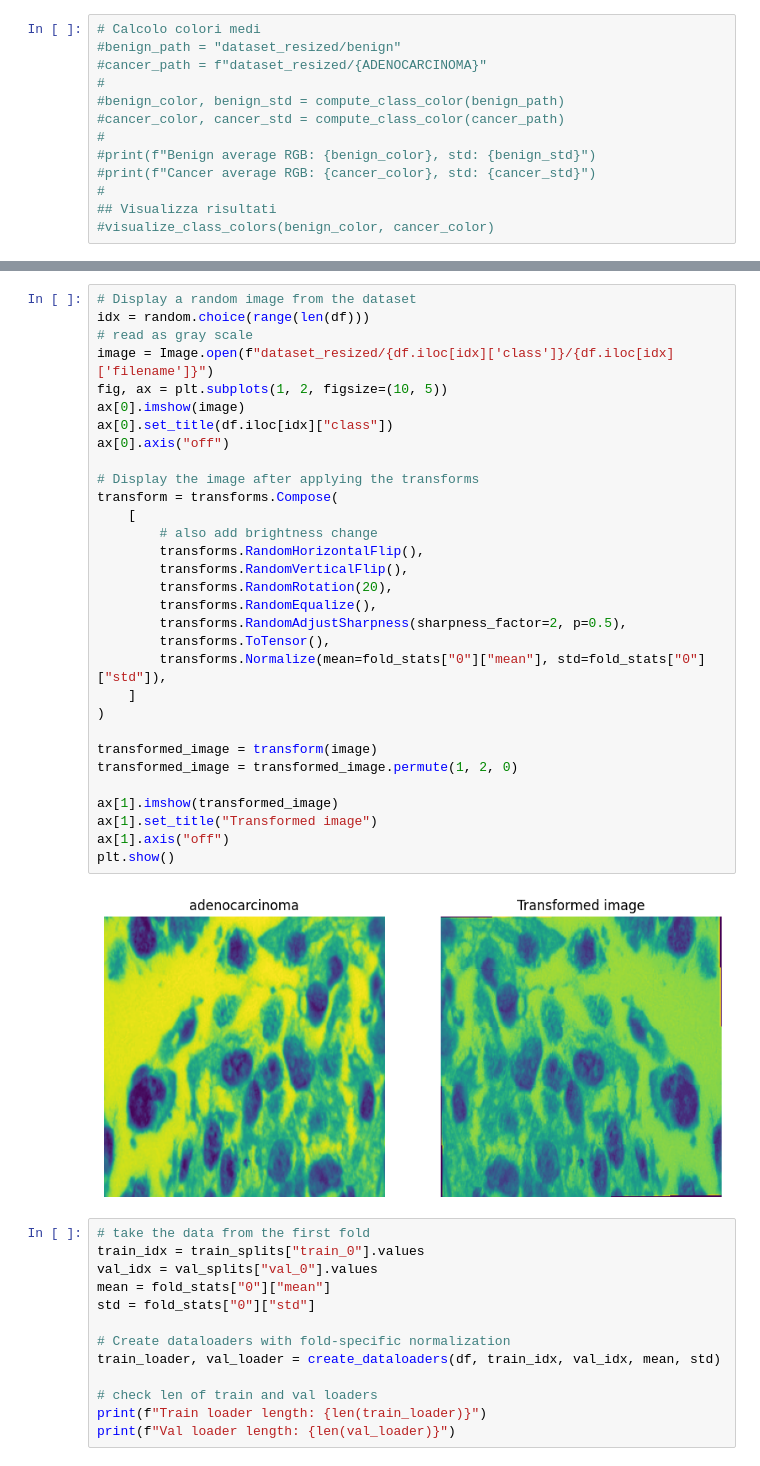
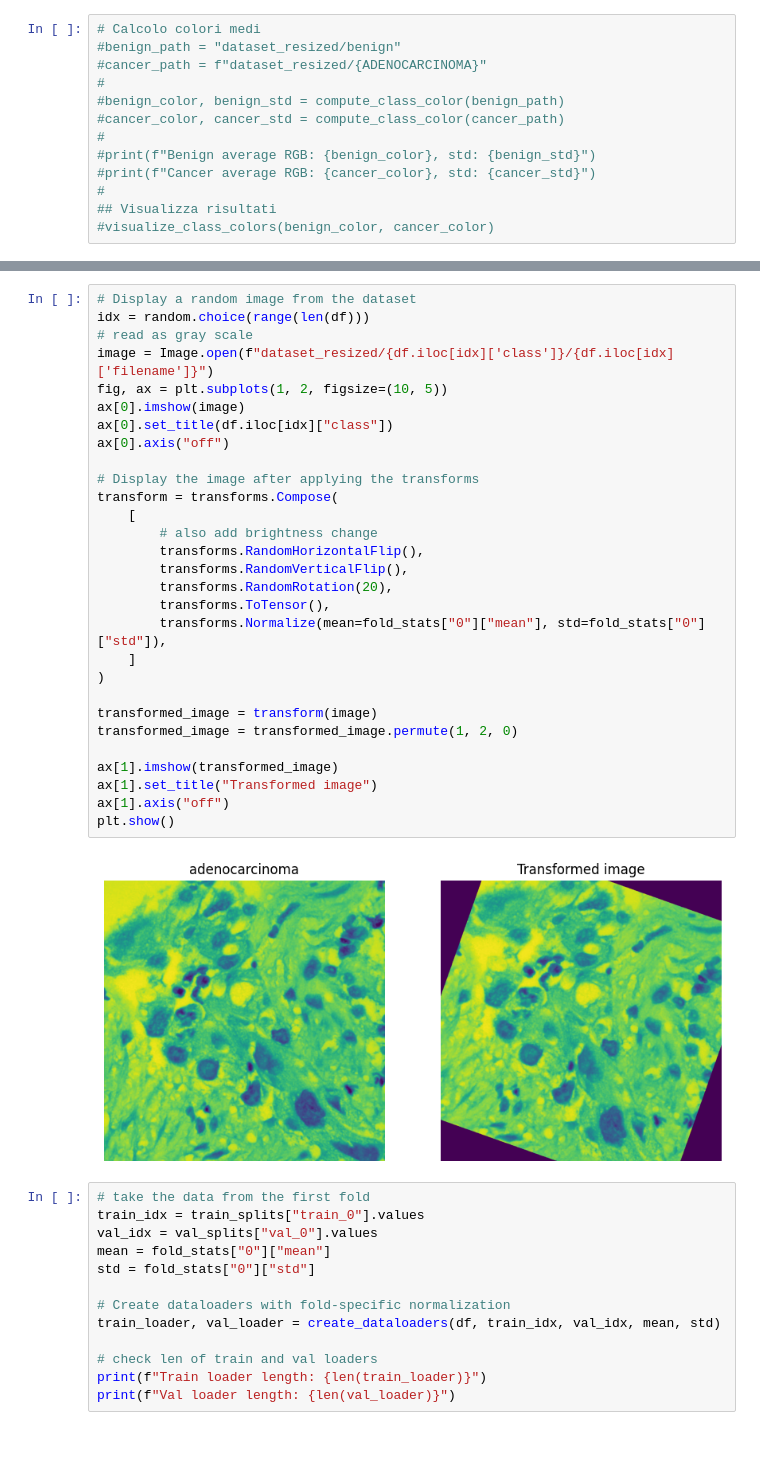
Before and after one commit to LorenzoMioso/VisualIntelligence, a Jupyter notebook: CNN/main_cnn_test.ipynb, the cells around one changed output, grey strips where cells are left out. Drawn from its saved outputs; the diff is of its cells as text.

```diff
--- a/CNN/main_cnn_test.ipynb
+++ b/CNN/main_cnn_test.ipynb
@@ -469,36 +446,34 @@ print(fold_stats)
 # %%
 # Display a random image from the dataset
 idx = random.choice(range(len(df)))
 # read as gray scale
 image = Image.open(f"dataset_resized/{df.iloc[idx]['class']}/{df.iloc[idx]['filename']}")
 fig, ax = plt.subplots(1, 2, figsize=(10, 5))
 ax[0].imshow(image)
 ax[0].set_title(df.iloc[idx]["class"])
 ax[0].axis("off")
 
 # Display the image after applying the transforms
 transform = transforms.Compose(
     [
         # also add brightness change
         transforms.RandomHorizontalFlip(),
         transforms.RandomVerticalFlip(),
         transforms.RandomRotation(20),
-        transforms.RandomEqualize(),
-        transforms.RandomAdjustSharpness(sharpness_factor=2, p=0.5),
         transforms.ToTensor(),
         transforms.Normalize(mean=fold_stats["0"]["mean"], std=fold_stats["0"]["std"]),
     ]
 )
 
 transformed_image = transform(image)
 transformed_image = transformed_image.permute(1, 2, 0)
 
 ax[1].imshow(transformed_image)
 ax[1].set_title("Transformed image")
 ax[1].axis("off")
 plt.show()
 # %% [output]
-[figure, old version]
+[figure, new version]
 # %%
 # take the data from the first fold
 train_idx = train_splits["train_0"].values
```
Also changed, not shown: parts of 24 cells of this notebook.
